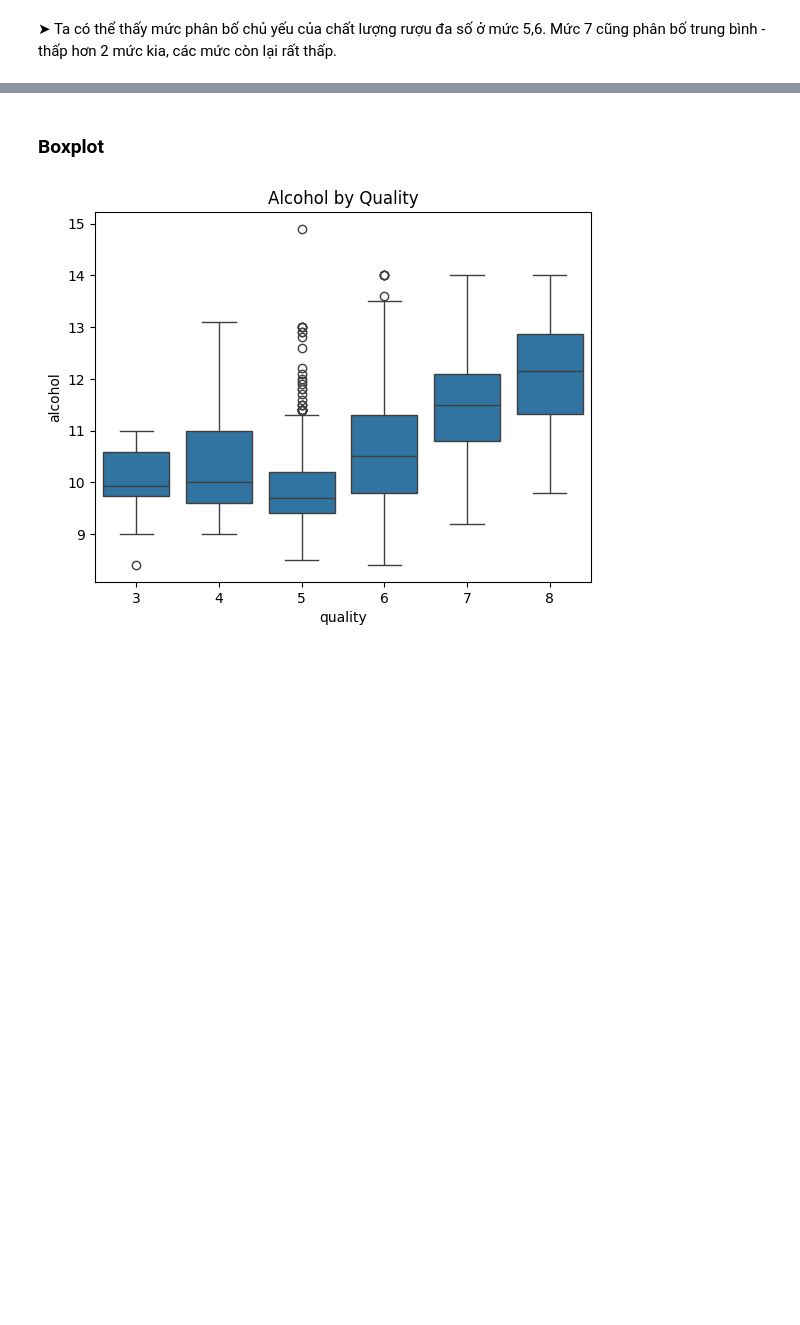
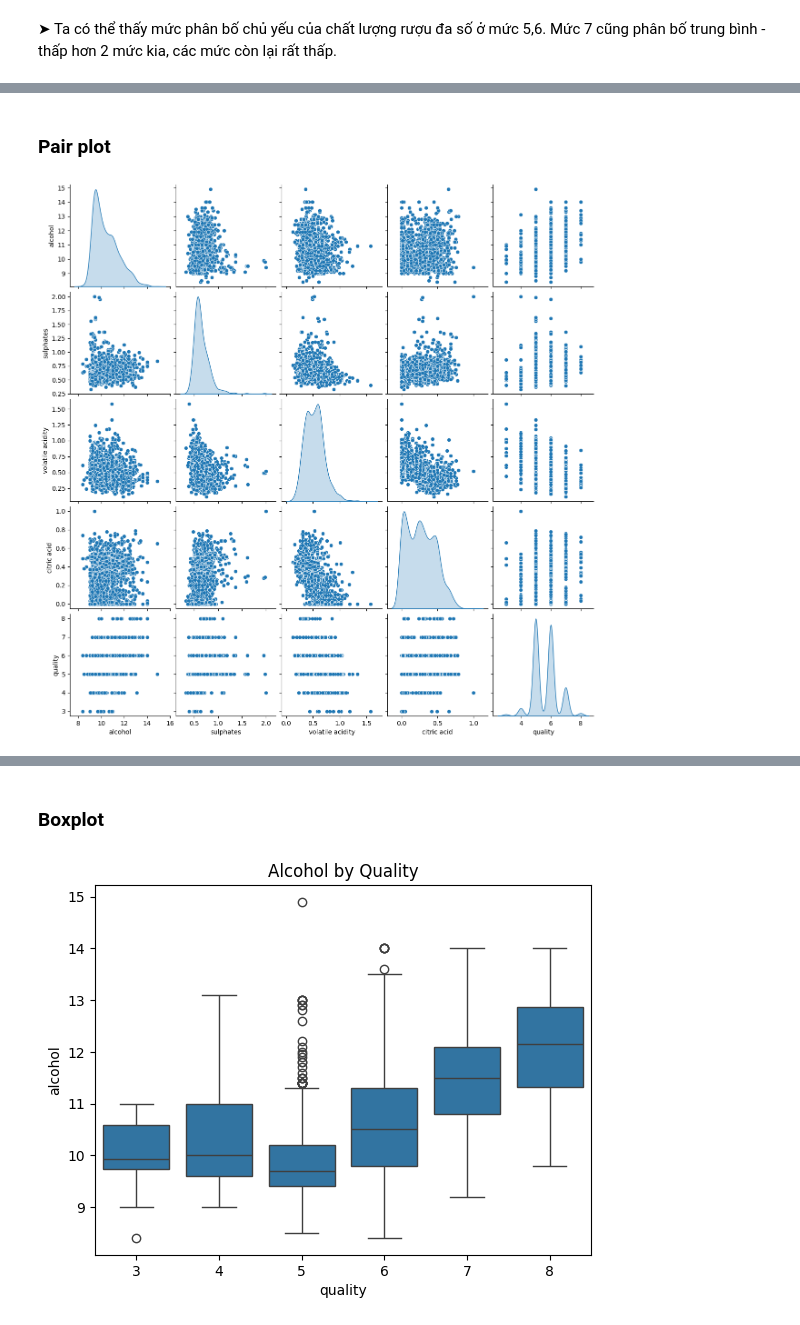
Before and after one commit to nvhao100604/PTDL_2025, a Jupyter notebook: BT4/code/winequality_code.ipynb, the cells around one changed output, grey strips where cells are left out. Drawn from its saved outputs; the diff is of its cells as text; code cells hidden in the pictures; blank space fills up the shorter version.

```diff
--- a/BT4/code/winequality_code.ipynb
+++ b/BT4/code/winequality_code.ipynb
@@ -181,0 +235,8 @@ sns.heatmap(corr, xticklabels=corr.columns, yticklabels=corr.columns, annot=True
+# %% [markdown]
+### Pair plot
+# %%
+sns.pairplot(df[['alcohol', 'sulphates', 'volatile acidity', 'citric acid', 'quality']], diag_kind='kde')
+plt.savefig('images/pair_plot.pdf')
+plt.show()
+# %% [output]
+[figure, added]
```
Also changed, not shown: parts of 23 cells of this notebook, 7 other files.
